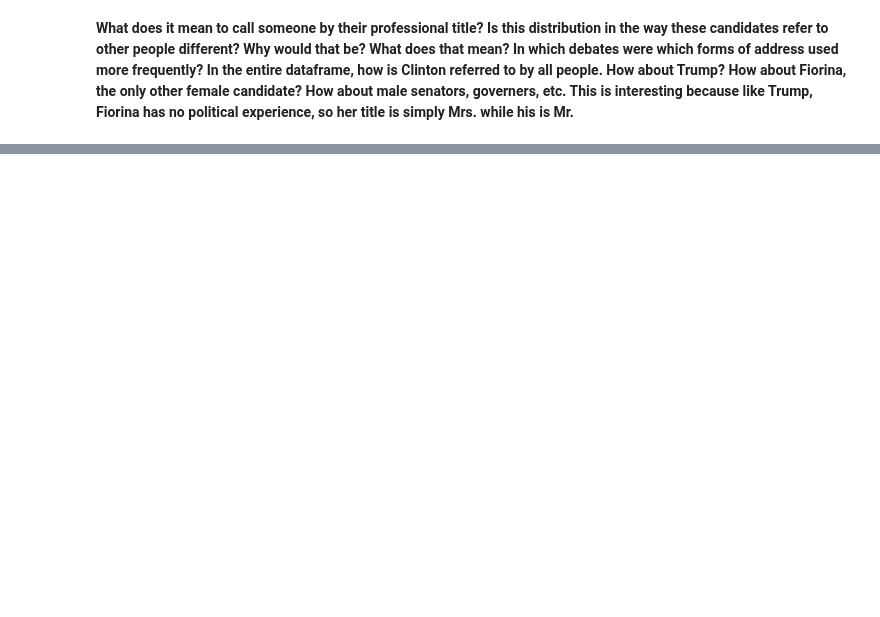
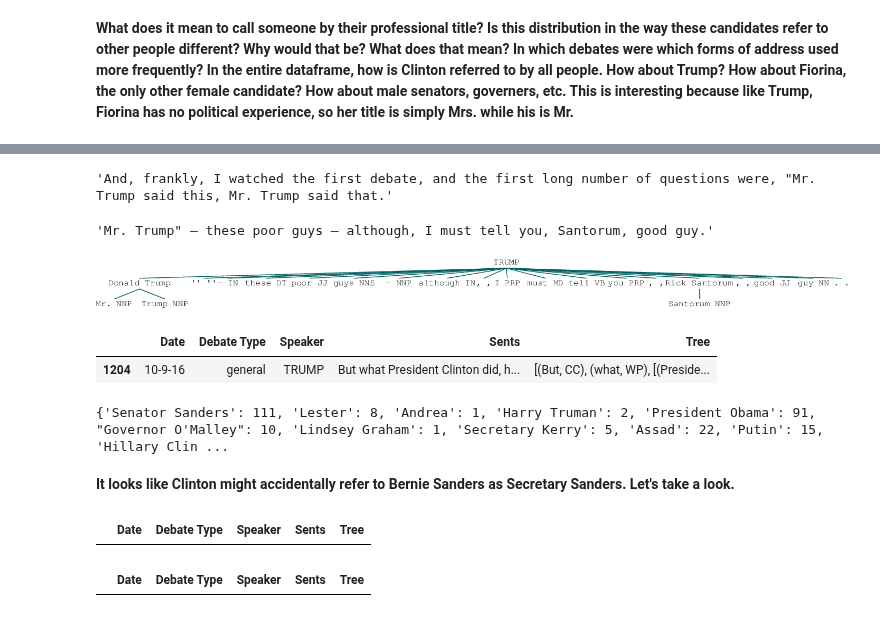
Before and after one commit to Data-Science-for-Linguists/2016-Debates-and-Referring-Expressions, a Jupyter notebook: analysis.ipynb, the cells around one changed output, grey strips where cells are left out. Saved outputs shown, nothing was run; the diff lists cells and outputs as text; code cells hidden in the pictures; blank space fills up the shorter version.

Commit message:
lots of good analysis

```diff
--- a/analysis.ipynb
+++ b/analysis.ipynb
@@ -462,2 +573,25 @@ clinton_trump_freq
 # %% [markdown]
 **What does it mean to call someone by their professional title? Is this distribution in the way these candidates refer to other people different? Why would that be? What does that mean? In which debates were which forms of address used more frequently? In the entire dataframe, how is Clinton referred to by all people. How about Trump? How about Fiorina, the only other female candidate? How about male senators, governers, etc. This is interesting because like Trump, Fiorina has no political experience, so her title is simply Mrs. while his is Mr.**
+# %%
+#This function takes a data frame, and entity label, and a specific RE and returns all trees with that specific RE in it
+
+def get_trees_for(df, label, RE):
+    name = ''
+    REs = []
+    RE_trees = []
+    df2 = pd.DataFrame(columns=['Date', 'Debate Type', 'Speaker', 'Sents', 'Tree'])
+    row=0
+    for tree in df['Tree']:
+        for chunk in tree:
+            if hasattr(chunk, 'label'):
+                if chunk.label()==label:
+                    for leaf in chunk.leaves():
+                        name+=' '+str(leaf[0])
+                    name = name.strip()
+                    if name == RE:
+                        df2.loc[row]=(df.iloc[row][:])
+                    name = ''
+                else:
+                    name = ''
+        row +=1
+    return df2
@@ -463,0 +606,2 @@ clinton_trump_freq
+# %%
+trump_mrtrump_trees = get_trees_for(trump, 'Donald Trump', 'Mr. Trump')
@@ -463,0 +617,36 @@ clinton_trump_freq
+# %%
+trump_mrtrump_trees.loc[2152]['Sents']
+# %% [output]
+'And, frankly, I watched the first debate, and the first long number of questions were, "Mr. Trump said this, Mr. Trump said that.'
+# %%
+trump_mrtrump_trees.loc[2153]['Sents']
+# %% [output]
+'Mr. Trump" — these poor guys — although, I must tell you, Santorum, good guy.'
+# %%
+trump_mrtrump_trees.loc[2153]['Tree']
+# %% [output]
+[figure, added]
+# %%
+#Let's also look at that one instance where Trump says "President Clinton" to see what that is about.
+trump_presidentclinton_trees = get_trees_for(trump, 'Hillary Clinton', 'President Clinton')
+trump_presidentclinton_trees
+# %% [output]
+|  | Date | Debate Type | Speaker | Sents | Tree |
+| 1204 | 10-9-16 | general | TRUMP | But what President Clinton did, h... | [(But, CC), (what, WP), [(Preside... |
+# %%
+clinton_re = get_RE_for_label(clinton['Tree'], 'all')
+clinton_re_freq = {re: clinton_re.count(re) for re in clinton_re}
+clinton_re_freq
+# %% [output]
+{'Senator Sanders': 111, 'Lester': 8, 'Andrea': 1, 'Harry Truman': 2, 'President Obama': 91, "Governor O'Malley": 10, 'Lindsey Graham': 1, 'Secretary Kerry': 5, 'Assad': 22, 'Putin': 15, 'Hillary Clin ...
+# %% [markdown]
+**It looks like Clinton might accidentally refer to Bernie Sanders as Secretary Sanders. Let's take a look.**
+# %%
+clinton_secretaryclinton_trees = get_trees_for(clinton, 'Bernie Sanders', 'Secretary Sanders')
+clinton_secretaryclinton_trees
+# %% [output]
+|  | Date | Debate Type | Speaker | Sents | Tree |
+# %%
+clinton_secretaryclinton_trees
+# %% [output]
+|  | Date | Debate Type | Speaker | Sents | Tree |
```
Also changed, not shown: parts of 52 cells of this notebook.
